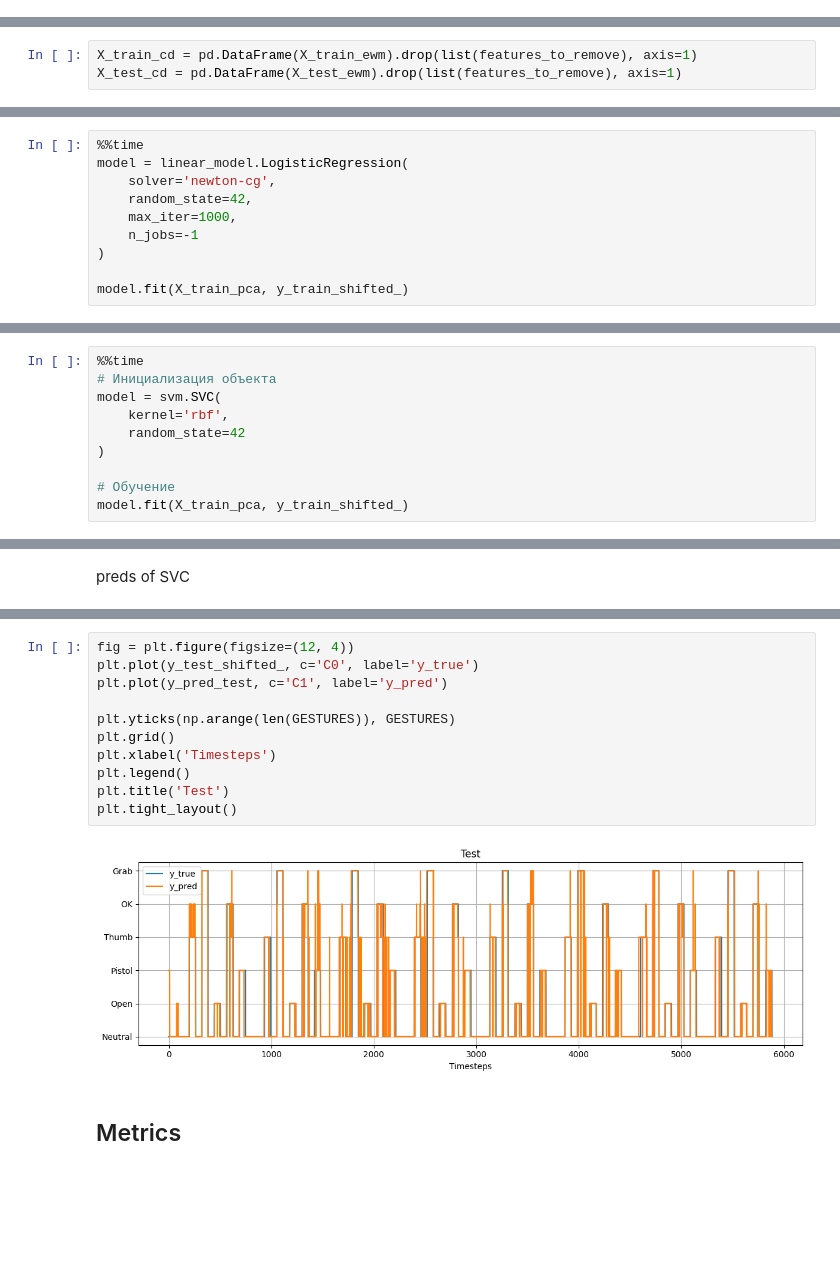
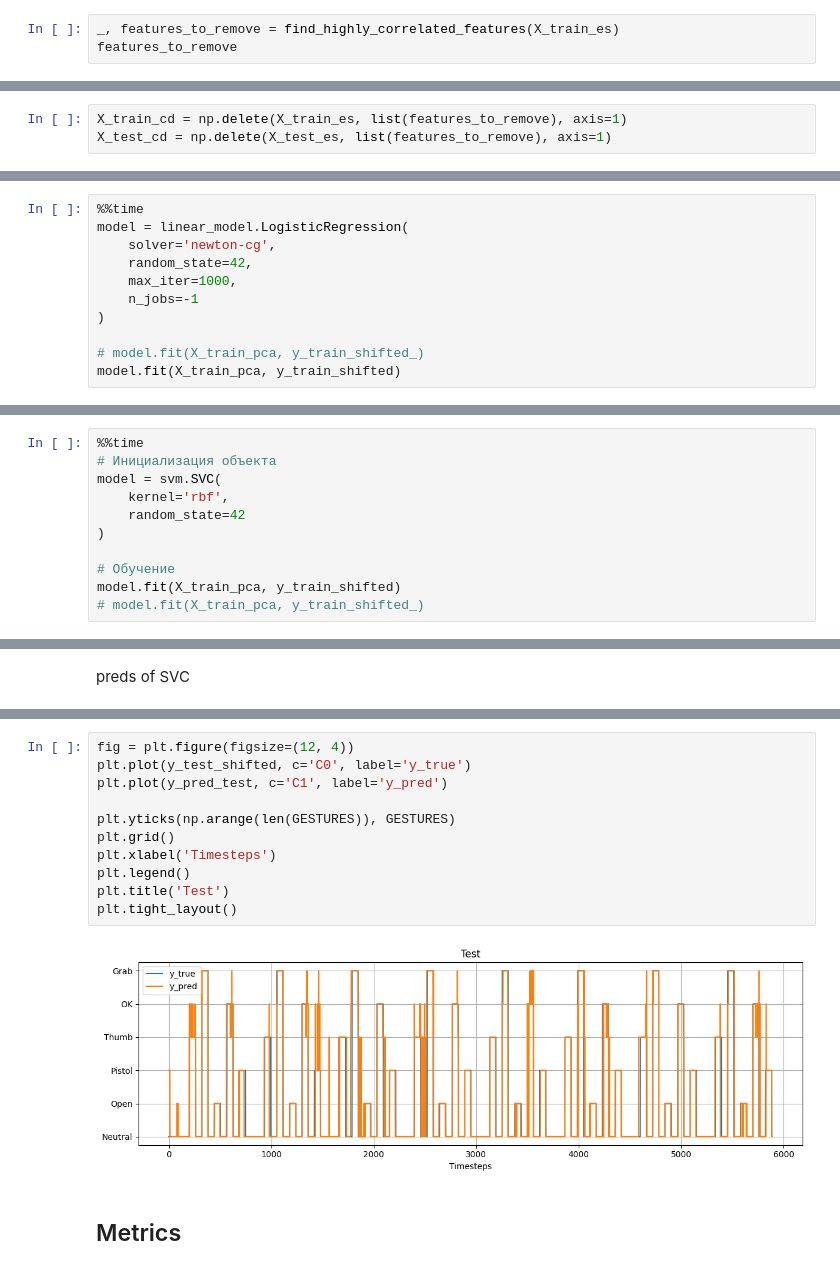
Before and after one commit to banzarkhan/motorika-internship-team, a Jupyter notebook: baseline_khavi.ipynb, the cells around one changed output, grey strips where cells are left out. Saved outputs shown, nothing was run; the diff lists cells and outputs as text; blank space fills up the shorter version.

```diff
--- a/baseline_khavi.ipynb
+++ b/baseline_khavi.ipynb
@@ -605,0 +597,3 @@ features_to_remove
+# %%
+_, features_to_remove = find_highly_correlated_features(X_train_es)
+features_to_remove
@@ -606,8 +602,8 @@ features_to_remove
 # %% [markdown]
 Выберем и удалим высокоскореллированные признаки.
 # %%
-X_train_cd = pd.DataFrame(X_train_ewm).drop(list(features_to_remove), axis=1)
-X_test_cd = pd.DataFrame(X_test_ewm).drop(list(features_to_remove), axis=1)
+X_train_cd = np.delete(X_train_es, list(features_to_remove), axis=1)
+X_test_cd = np.delete(X_test_es, list(features_to_remove), axis=1)
 # %% [markdown]
 ## Стандартизация
 # %%
@@ -739,6 +711,7 @@ model = linear_model.LogisticRegression(
     n_jobs=-1
 )
 
-model.fit(X_train_pca, y_train_shifted_)
+# model.fit(X_train_pca, y_train_shifted_)
+model.fit(X_train_pca, y_train_shifted)
 # %% [output]
 CPU times: total: 31.2 ms
@@ -810,5 +783,6 @@ model = svm.SVC(
 )
 
 # Обучение
-model.fit(X_train_pca, y_train_shifted_)
+model.fit(X_train_pca, y_train_shifted)
+# model.fit(X_train_pca, y_train_shifted_)
 # %% [output]
@@ -842,16 +816,16 @@ plt.tight_layout()
 # %%
 fig = plt.figure(figsize=(12, 4))
-plt.plot(y_test_shifted_, c='C0', label='y_true')
+plt.plot(y_test_shifted, c='C0', label='y_true')
 plt.plot(y_pred_test, c='C1', label='y_pred')
 
 plt.yticks(np.arange(len(GESTURES)), GESTURES)
 plt.grid()
 plt.xlabel('Timesteps')
 plt.legend()
 plt.title('Test')
 plt.tight_layout()
 # %% [output]
-[figure, old version]
+[figure, new version]
 # %% [markdown]
 ## Metrics
 # %%
```
Also changed, not shown: parts of 28 cells of this notebook, 1 other file.
